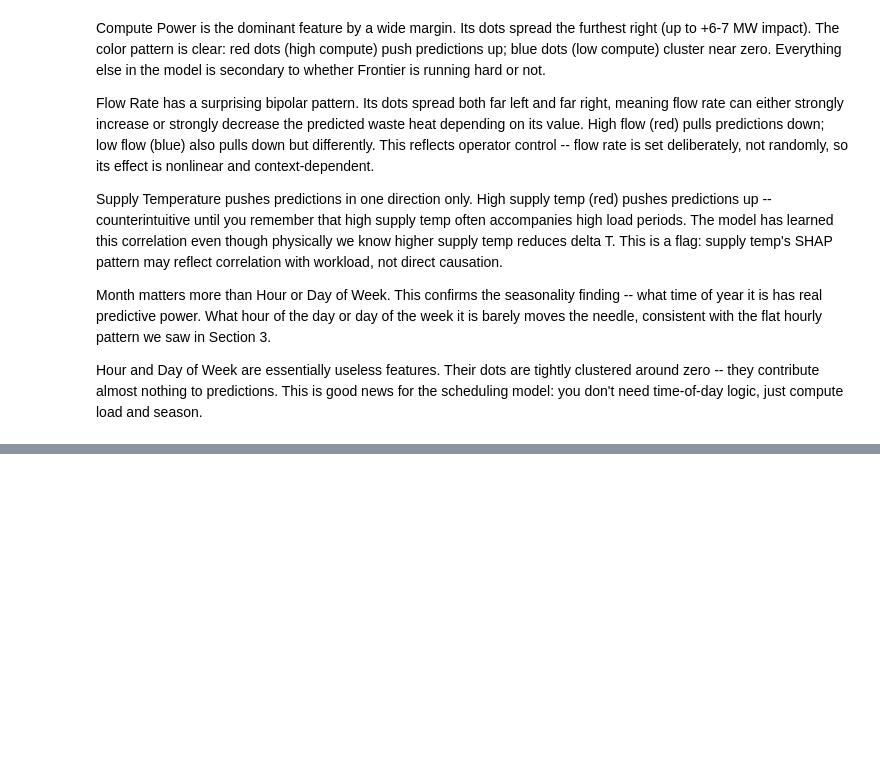
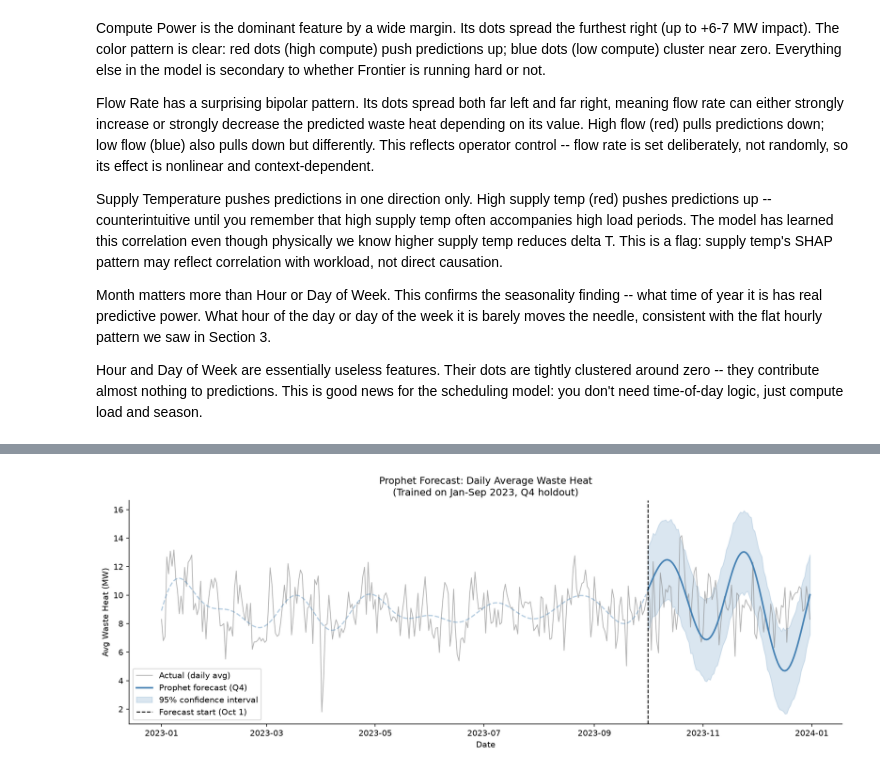
Before and after one commit to Data-Laur/thermal-intelligence-hpc, a Jupyter notebook: data/thermal_intelligence.ipynb, the cells around one changed output, grey strips where cells are left out. Drawn from its saved outputs; the diff is of its cells as text; code cells hidden in the pictures; blank space fills up the shorter version.

Commit message:
Add Section 8 Prophet forecast figure and update notebook

```diff
--- a/data/thermal_intelligence.ipynb
+++ b/data/thermal_intelligence.ipynb
@@ -1122,0 +1156,78 @@ Hour and Day of Week are essentially useless features. Their dots are tightly cl
+# %%
+# Section 8: Time Series Forecasting
+# 8.1 Prophet forecast on daily average waste heat
+# Train on Q1-Q3 2023, forecast Q4 as holdout
+
+from prophet import Prophet
+import pandas as pd
+import matplotlib
+matplotlib.use('Agg')
+import matplotlib.pyplot as plt
+from IPython.display import display, Image
+from sklearn.metrics import r2_score, mean_squared_error
+import numpy as np
+
+# Aggregate to daily averages using index
+daily = df.groupby(df.index.date).agg(
+    y=('total_waste_heat_mw', 'mean'),
+    viable_pct=('recovery_viable', 'mean')
+).reset_index()
+daily.columns = ['ds', 'y', 'viable_pct']
+daily['ds'] = pd.to_datetime(daily['ds'])
+
+# Train/test split: train on Jan-Sep, forecast Oct-Dec
+train = daily[daily['ds'] < '2023-10-01']
+test = daily[daily['ds'] >= '2023-10-01']
+
+# Fit Prophet
+m = Prophet(
+    yearly_seasonality=True,
+    weekly_seasonality=False,
+    daily_seasonality=False,
+    interval_width=0.95
+)
+m.fit(train)
+
+# Forecast through end of 2023
+future = m.make_future_dataframe(periods=len(test))
+forecast = m.predict(future)
+
+# Plot
+fig, ax = plt.subplots(figsize=(13, 5))
+
+ax.plot(daily['ds'], daily['y'], color='gray', lw=1, alpha=0.6, label='Actual (daily avg)')
+
+forecast_q4 = forecast[forecast['ds'] >= '2023-10-01']
+ax.plot(forecast_q4['ds'], forecast_q4['yhat'],
+        color='steelblue', lw=2, label='Prophet forecast (Q4)')
+ax.fill_between(forecast_q4['ds'],
+                forecast_q4['yhat_lower'],
+                forecast_q4['yhat_upper'],
+                alpha=0.2, color='steelblue', label='95% confidence interval')
+
+forecast_train = forecast[forecast['ds'] < '2023-10-01']
+ax.plot(forecast_train['ds'], forecast_train['yhat'],
+        color='steelblue', lw=1.5, alpha=0.4, linestyle='--')
+
+ax.axvline(pd.Timestamp('2023-10-01'), color='black',
+           linestyle='--', lw=1.2, label='Forecast start (Oct 1)')
+ax.set_xlabel('Date')
+ax.set_ylabel('Avg Waste Heat (MW)')
+ax.set_title('Prophet Forecast: Daily Average Waste Heat\n(Trained on Jan-Sep 2023, Q4 holdout)')
+ax.legend()
+plt.tight_layout()
+plt.savefig('figures/16_prophet_forecast.png', dpi=150, bbox_inches='tight')
+plt.close()
+
+display(Image('figures/16_prophet_forecast.png'))
+
+# Q4 accuracy
+q4_actual = test.set_index('ds')['y']
+q4_pred = forecast_q4.set_index('ds')['yhat']
+q4_pred = q4_pred.reindex(q4_actual.index)
+
+r2 = r2_score(q4_actual.dropna(), q4_pred.dropna())
+rmse = np.sqrt(mean_squared_error(q4_actual.dropna(), q4_pred.dropna()))
+print(f"Q4 Forecast -- R2: {r2:.3f}, RMSE: {rmse:.3f} MW")
+print("Section 8.1 complete.")
+# %% [output]
@@ -1122,0 +1237 @@ Hour and Day of Week are essentially useless features. Their dots are tightly cl
+[figure, added]
```
Also changed, not shown: parts of 7 cells of this notebook, 1 other file.
